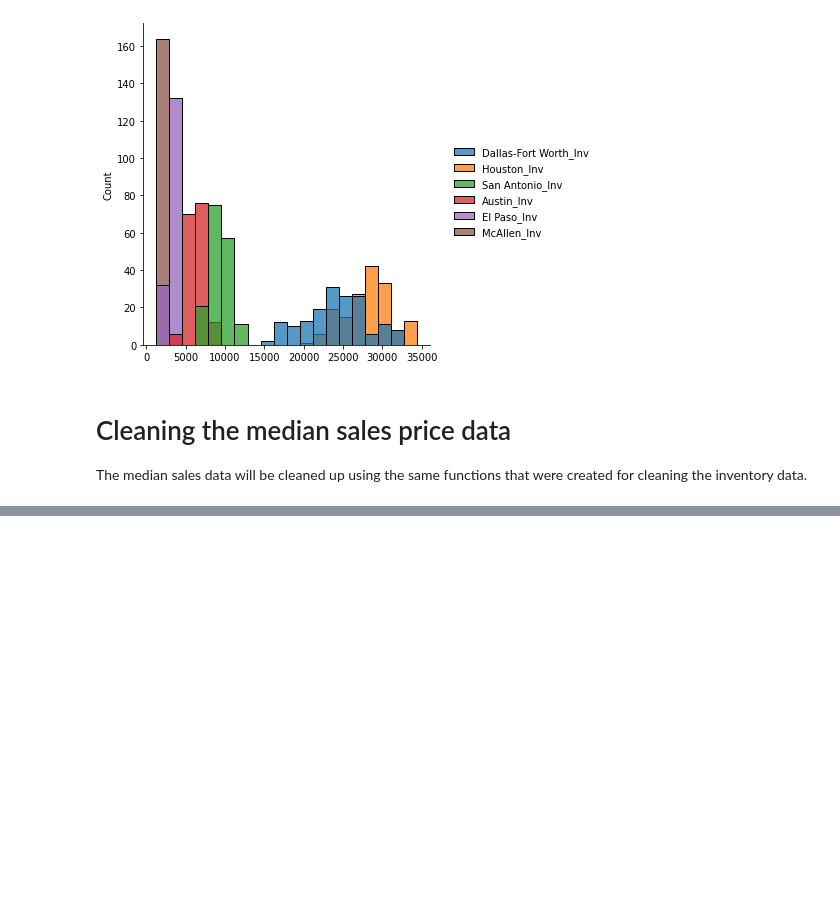
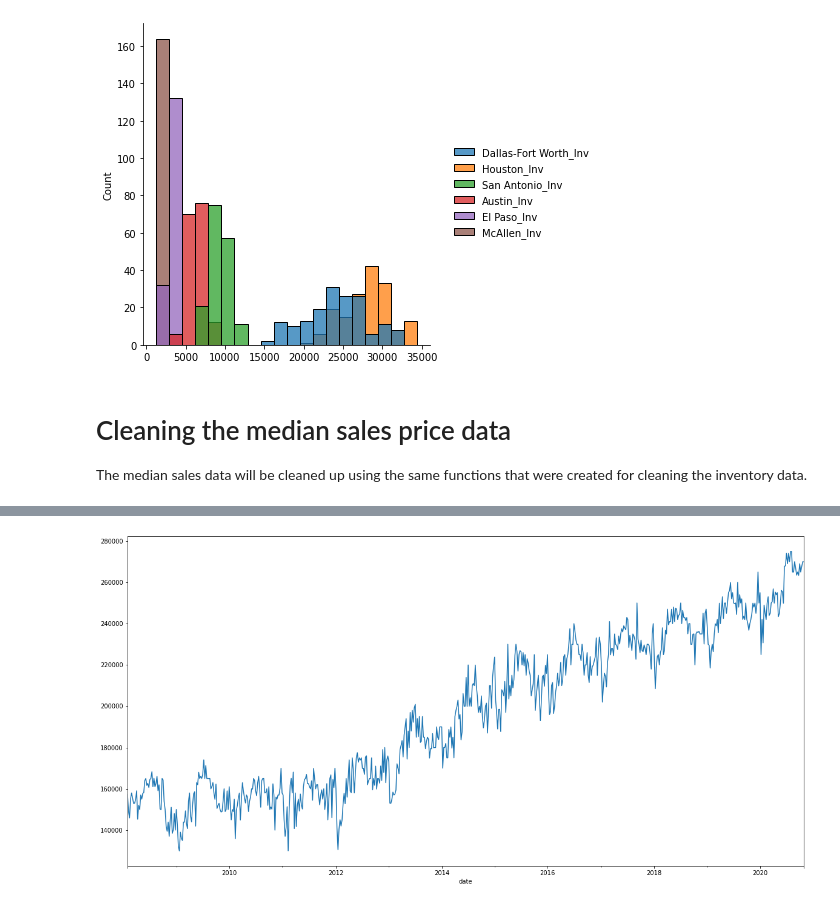
Before and after one commit to ricksolis/zillow-real_estate_data_cleaning, a Jupyter notebook: notebooks/1. Zillow-Inventory Sales -- Cleaning Data.ipynb, the cells around one changed output, grey strips where cells are left out. Cells and saved outputs as stored; diff of their text form; code cells hidden in the pictures; blank space fills up the shorter version.

```diff
--- a/notebooks/1. Zillow-Inventory Sales -- Cleaning Data.ipynb
+++ b/notebooks/1. Zillow-Inventory Sales -- Cleaning Data.ipynb
@@ -417,0 +508,6 @@ The median sales data will be cleaned up using the same functions that were crea
+# %%
+plt.figure(figsize=(20,10))
+tx_median['Houston_Med'].plot()
+plt.show()
+# %% [output]
+[figure, added]
```
Also changed, not shown: parts of 24 cells of this notebook.
